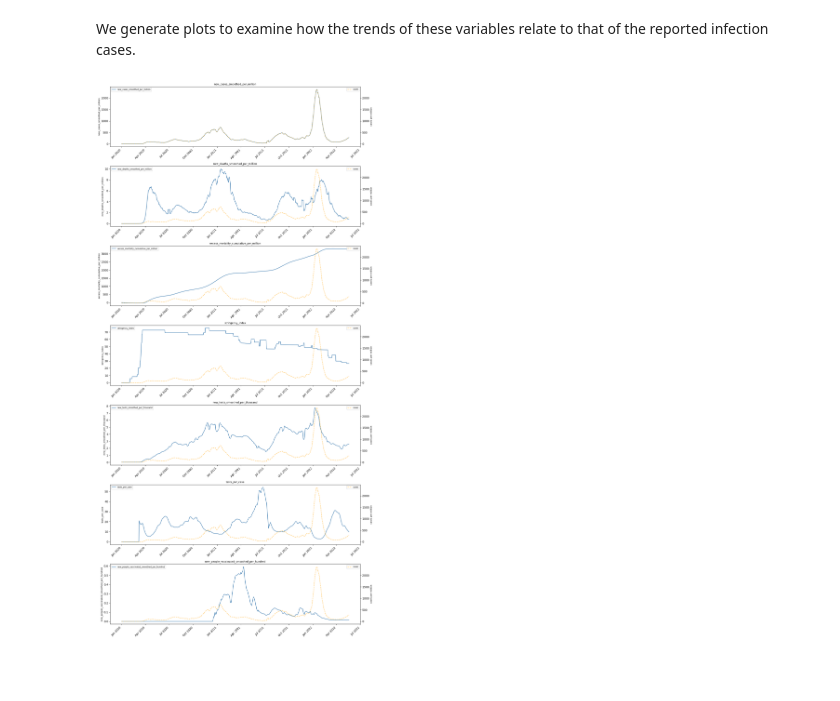
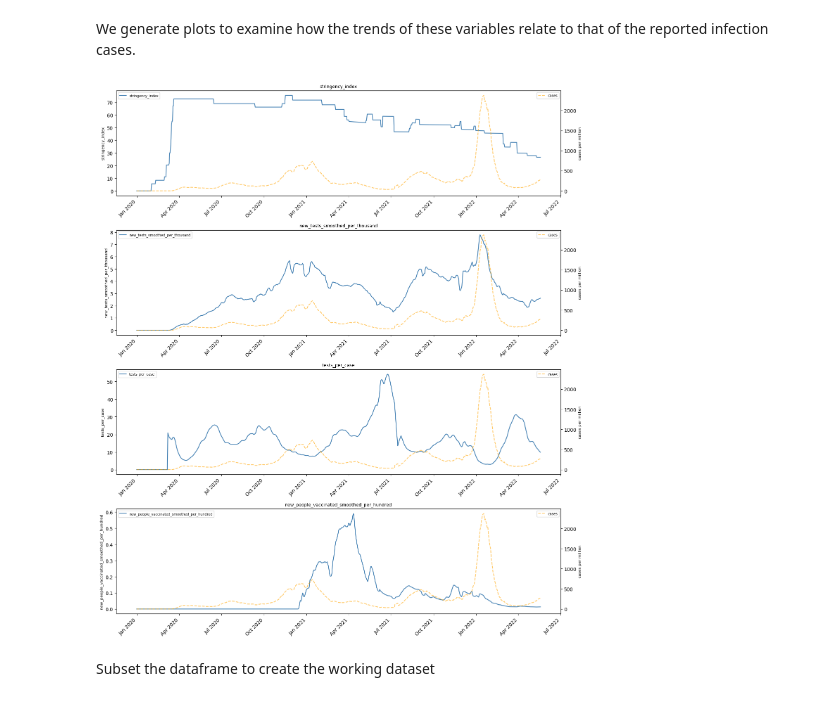
Before and after one commit to xiaoran0606/305-project, a Jupyter notebook: EDA/covid_data.ipynb, the cells around one changed output. Cells and saved outputs as stored; diff of their text form; code cells hidden in the pictures; blank space fills up the shorter version.

```diff
--- a/EDA/covid_data.ipynb
+++ b/EDA/covid_data.ipynb
@@ -11,6 +12,6 @@ import matplotlib.dates as mdates
 # %%
 # Load data
-df_complete = pd.read_csv('../compact.csv')
+df_complete = pd.read_csv('../data/compact.csv')
 
 # Number of countries
 print("There are ", len(df_complete['country'].unique()), " distinct countries in the dataset before preprocessing")
@@ -27,7 +28,7 @@ df = df_complete.drop(columns=cols_NA)
 
 # Find the last valid (non-NA) index for each column
 last_valid = df.apply(lambda col: col.last_valid_index())
-cutoff_date = df.loc[last_valid.values, 'date'].min()
+cutoff_date = df['date'][last_valid.values].min()
 
 print("Cutoff date:", cutoff_date)
 
@@ -42,7 +43,7 @@ After the EDA on socioeconomic and demographic covariates (included in a separat
 cols_to_drop = ['handwashing_facilities', 'extreme_poverty']
 df = df.drop(columns=cols_to_drop)
 
-cols_of_interest_social = ['population_density', 'gdp_per_capita', 'hospital_beds_per_thousand', 'life_expectancy']
+cols_of_interest_social = ['population_density', 'median_age', 'gdp_per_capita', 'hospital_beds_per_thousand', 'life_expectancy']
 
 df = (
     df.groupby('country', group_keys=False)
@@ -219,3 +292,33 @@ na_portion[na_portion.gt(0).any(axis=1)]
 | Vietnam | 0.01 | 0.01 | 1.00 | 0.0 | ... |
 | Zimbabwe | 0.01 | 0.01 | 1.00 | 0.0 | ... |
 142 rows × 7 columns
+# %%
+na_by_var = na_portion.mean().sort_values(ascending=False)
+
+label_map = {
+    'excess_mortality_cumulative_per_million': 'excess_mortality',
+    'new_people_vaccinated_smoothed_per_hundred': 'vaccinated',
+    'tests_per_case': 'tests_per_case',
+    'new_tests_smoothed_per_thousand': 'new_tests',
+    'stringency_index': 'stringency',
+    'new_cases_smoothed_per_million': 'new_cases',
+    'new_deaths_smoothed_per_million': 'new_deaths',
+}
+na_by_var.index = [label_map.get(i, i) for i in na_by_var.index]
+
+fig, ax = plt.subplots(figsize=(8, 5))
+bars = ax.barh(na_by_var.index[::-1], na_by_var.values[::-1],
+               color=sns.color_palette('Reds_r', len(na_by_var)))
+
+# Add value labels
+for bar, val in zip(bars, na_by_var.values[::-1]):
+    ax.text(val + 0.01, bar.get_y() + bar.get_height() / 2,
+            f'{val:.0%}', va='center', fontsize=10)
+
+ax.set_xlabel('Mean NA Proportion', fontsize=11)
+ax.set_title('Missingness by Variable (avg. across countries)', fontsize=13, fontweight='bold')
+ax.set_xlim(0, 1.1)
+ax.axvline(0.5, color='gray', linestyle='--', linewidth=0.8, alpha=0.6)
+sns.despine()
+plt.tight_layout()
+plt.show()
@@ -355,28 +460,33 @@ There are  121  distinct countries in the dataset after third round of subseting
 # %% [markdown]
 We generate plots to examine how the trends of these variables relate to that of the reported infection cases.
 # %%
-fig, axes = plt.subplots(len(cols_of_interest_time), 1, figsize=(14, 4 * len(cols_of_interest_time)))
+cols_to_plot = ['stringency_index',
+                    "new_tests_smoothed_per_thousand", "tests_per_case",
+                    'new_people_vaccinated_smoothed_per_hundred']
+fig, axes = plt.subplots(len(cols_to_plot), 1, figsize=(14, 4 * len(cols_to_plot)))
 subset = df[df['country'] == 'United States']
 
-for i, col in enumerate(cols_of_interest_time):
+for i, col in enumerate(cols_to_plot):
     ax = axes[i]
     ax2 = ax.twinx()
 
     ax.plot(subset['date'], subset[col], label=col, color='steelblue')
     ax2.plot(subset['date'], subset['new_cases_smoothed_per_million'],
              linestyle='--', alpha=0.6, color='orange', label='cases')
 
     ax.set_ylabel(col, fontsize=8)
     ax2.set_ylabel('cases per million', fontsize=8)
     ax.set_title(col, fontsize=9)
     ax.legend(fontsize=7, loc='upper left')
     ax2.legend(fontsize=7, loc='upper right')
 
     ax.xaxis.set_major_locator(mdates.MonthLocator(interval=3))
     ax.xaxis.set_major_formatter(mdates.DateFormatter('%b %Y'))
     plt.setp(ax.xaxis.get_majorticklabels(), rotation=45, ha='right')
 
 plt.tight_layout()
 plt.show()
 # %% [output]
-[figure, old version]
+[figure, new version]
+# %% [markdown]
+Subset the dataframe to create the working dataset
```
Also changed, not shown: parts of 7 cells of this notebook, 8 other files.
